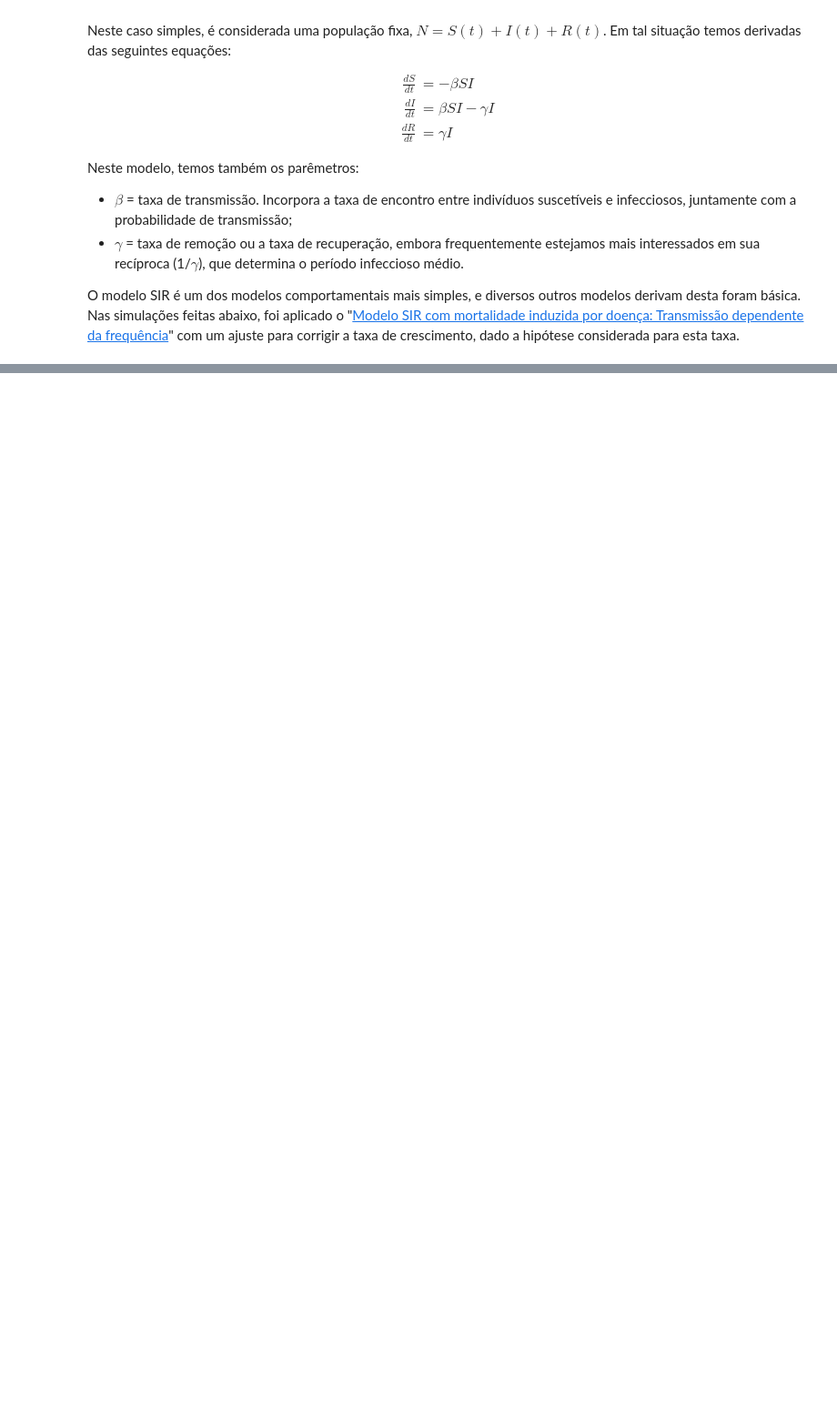
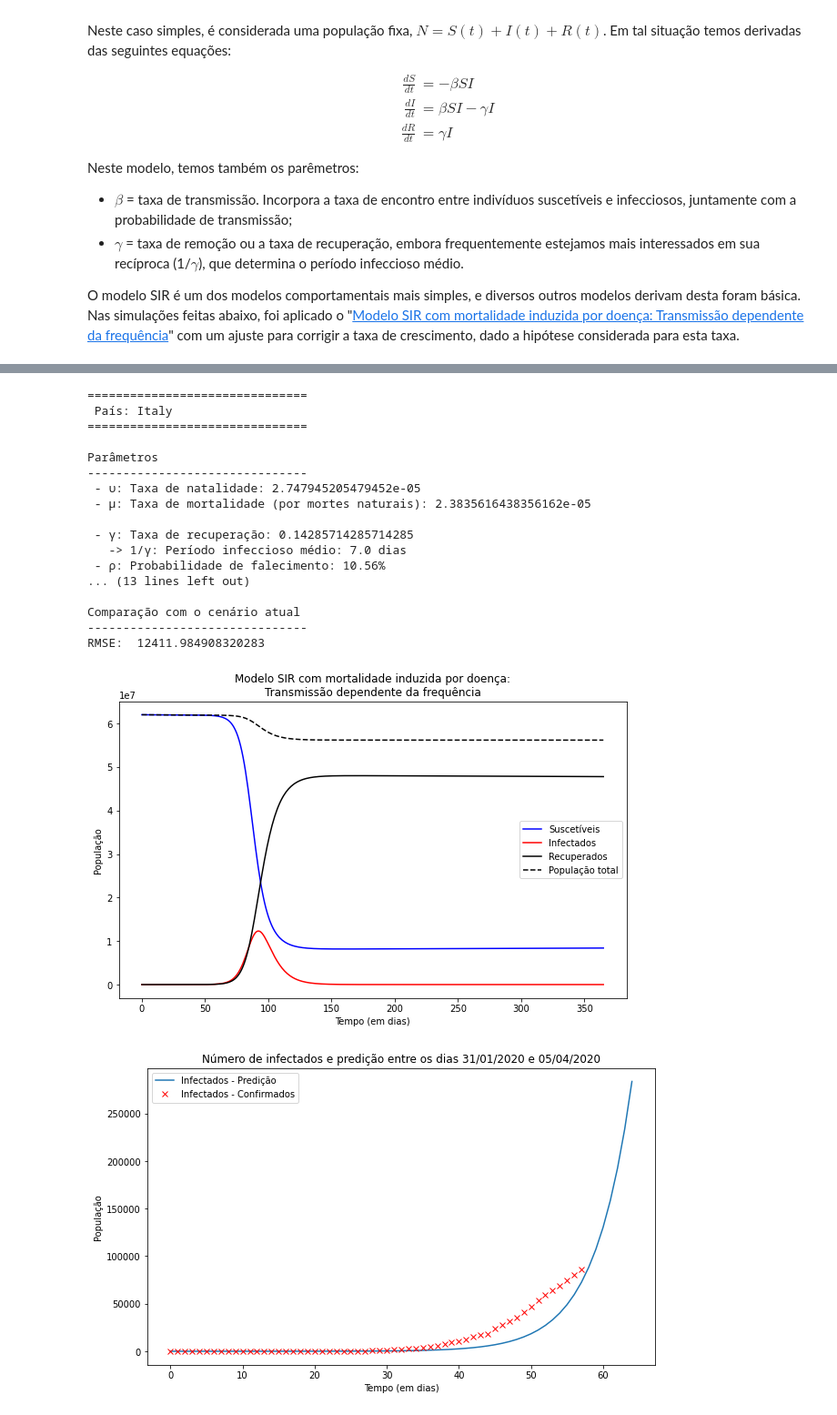
Before and after one commit to SrMouraSilva/modelagem-matematica, a Jupyter notebook: tarefa2-corona/Tarefa_2_-_Modelagem_de_doencas_infecciosas-Parte_2.ipynb, the cells around one changed output, grey strips where cells are left out. Shown at 91% size. Saved outputs shown, nothing was run; the diff lists cells and outputs as text; code cells hidden in the pictures; blank space fills up the shorter version.

```diff
--- a/tarefa2-corona/Tarefa_2_-_Modelagem_de_doencas_infecciosas-Parte_2.ipynb
+++ b/tarefa2-corona/Tarefa_2_-_Modelagem_de_doencas_infecciosas-Parte_2.ipynb
@@ -628,0 +445,37 @@ Dito isso, estes são os resultados.
+# %%
+params = Parametros(
+    pais= 'Italy',
+
+    μ = 8.7/(1000 * 365), υ = 10.03/(1000 * 365),
+
+    β=130/365, γ=1/7., ρ=dataset.mortalidade(dataset.dataset('Italy')),
+
+    P_0 = 62_007_540,  #
+    Y_0 = 1
+)
+
+simulacao = Simulacao(params)
+
+relatorio = simulacao.simular()
+relatorio.relatorio()
+relatorio.plot()
+# %% [output]
+===============================
+ País: Italy
+===============================
+
+Parâmetros
+-------------------------------
+ - υ: Taxa de natalidade: 2.747945205479452e-05
+ - μ: Taxa de mortalidade (por mortes naturais): 2.3835616438356162e-05
+
+ - γ: Taxa de recuperação: 0.14285714285714285
+   -> 1/γ: Período infeccioso médio: 7.0 dias
+ - ρ: Probabilidade de falecimento: 10.56%
+... (13 lines left out)
+
+Comparação com o cenário atual
+-------------------------------
+RMSE:  12411.984908320283
+[figure, added]
+[figure, added]
```
Also changed, not shown: parts of 38 cells of this notebook, 6 other files.
